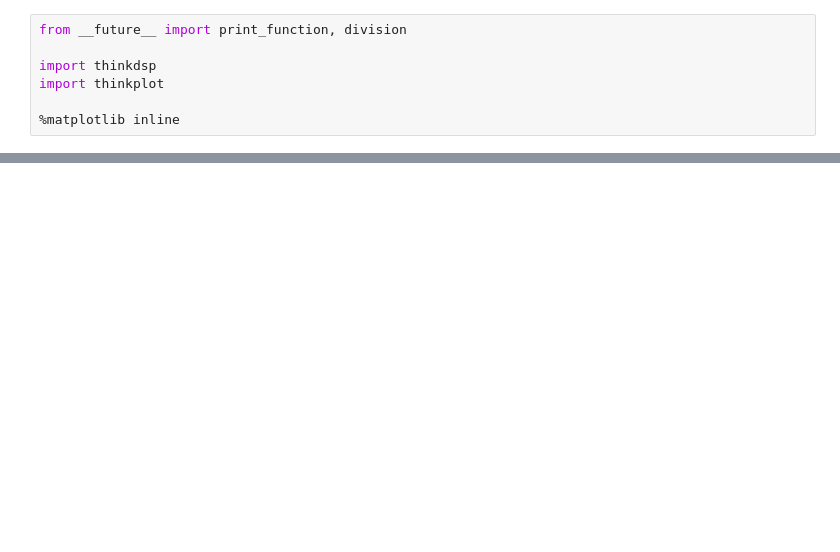
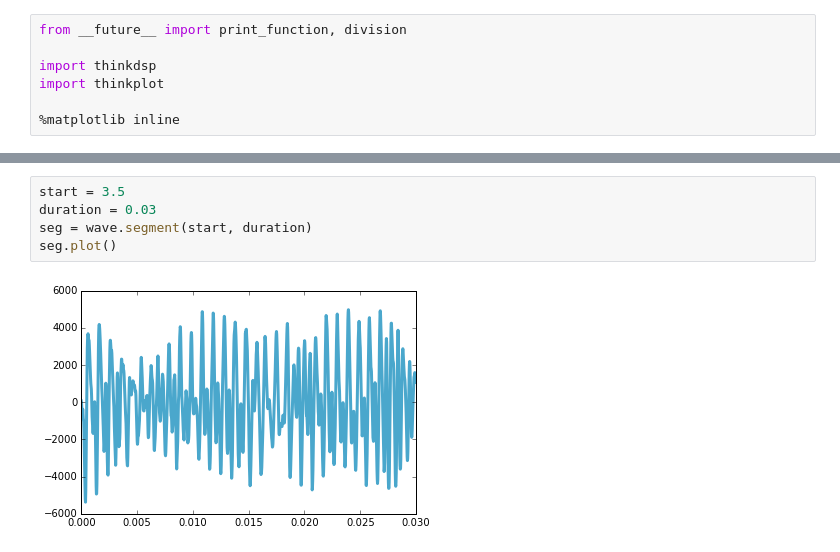
Before and after one commit to gubbatuba/ThinkDSP, a Jupyter notebook: code/ps01.ipynb, the cells around one changed output, grey strips where cells are left out. Saved outputs shown, nothing was run; the diff lists cells and outputs as text; blank space fills up the shorter version.

```diff
--- a/code/ps01.ipynb
+++ b/code/ps01.ipynb
@@ -25,0 +22,7 @@ SyntaxError: invalid syntax (<ipython-input-3-0c6e2e9150fa>, line 1)
+# %%
+start = 3.5
+duration = 0.03
+seg = wave.segment(start, duration)
+seg.plot()
+# %% [output]
+[figure, added]
```
Also changed, not shown: parts of 47 cells of this notebook.
